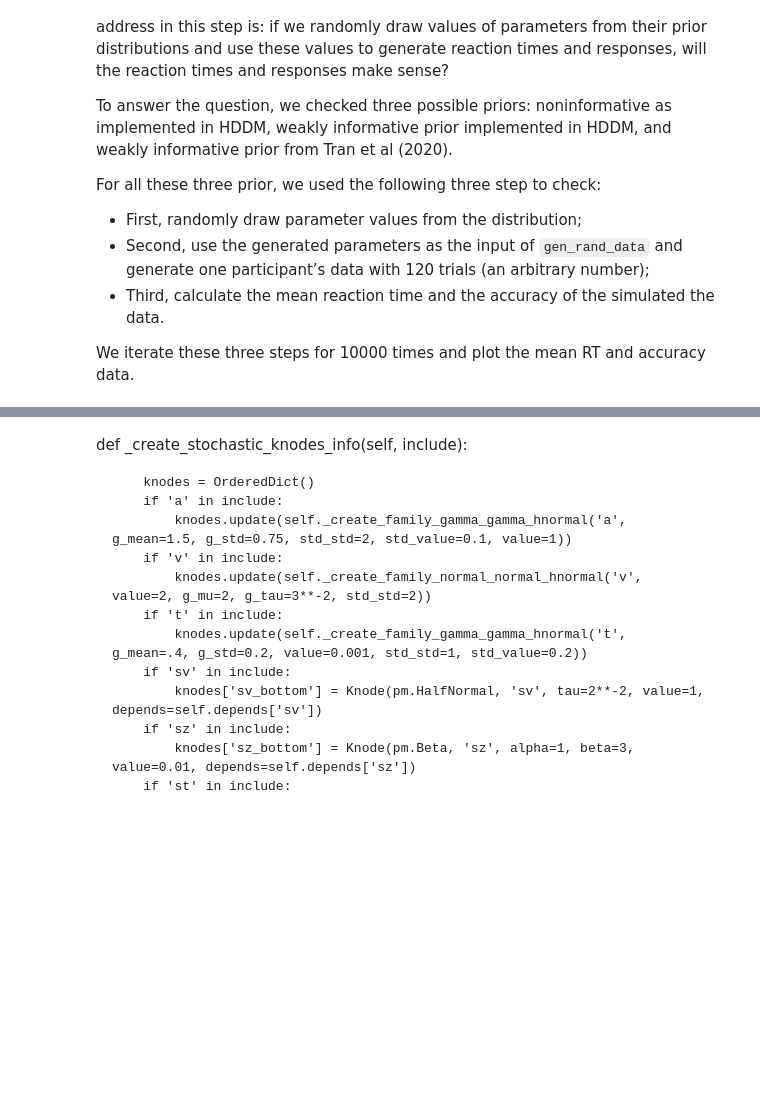
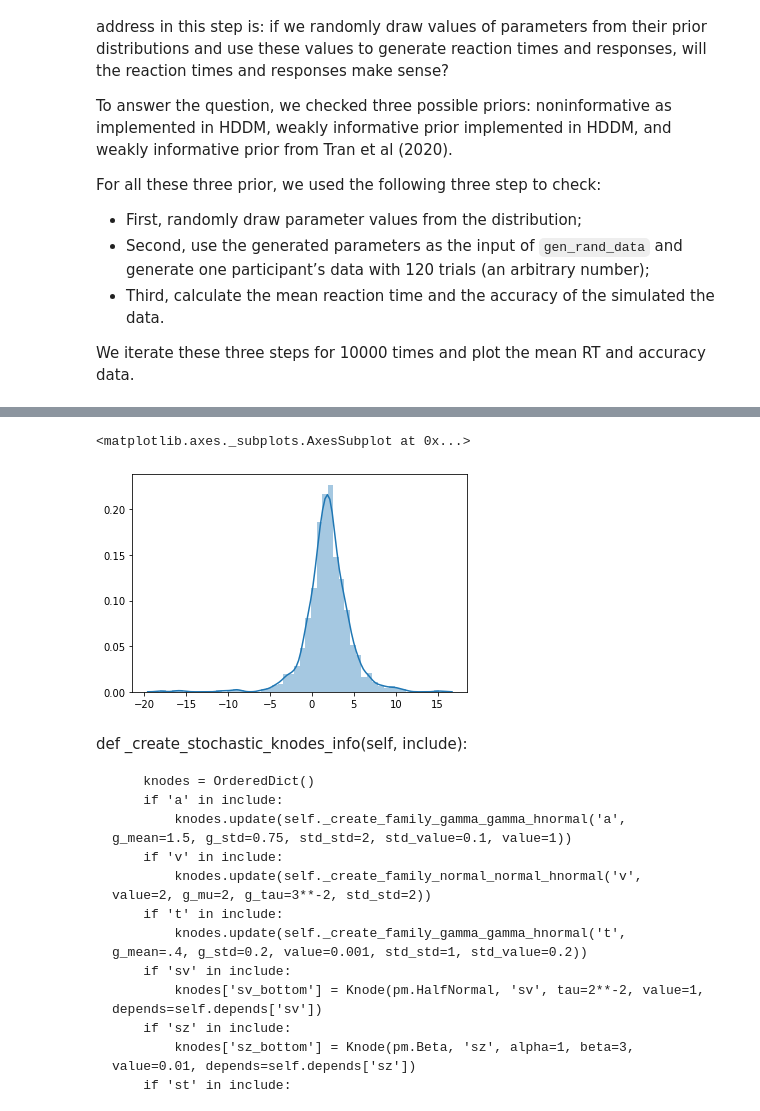
Before and after one commit to hcp4715/dockerHDDM_Guide, a Jupyter notebook: tutorial/Step_3_Prior_Check.ipynb, the cells around one changed output, grey strips where cells are left out. Cells and saved outputs as stored; diff of their text form; code cells hidden in the pictures; blank space fills up the shorter version.

```diff
--- a/tutorial/Step_3_Prior_Check.ipynb
+++ b/tutorial/Step_3_Prior_Check.ipynb
@@ -84,3 +213,9 @@ Possible new priors: Tran, N.-H., Maanen, L. van, Heathcote, A., & Matzke, D. (2
+# %%
+import seaborn as sns
+sns.distplot(data)
+# %% [output]
+<matplotlib.axes._subplots.AxesSubplot at 0x...>
+[figure, added]
 # %% [markdown]
 def _create_stochastic_knodes_info(self, include):
 
```
Also changed, not shown: parts of 6 cells of this notebook.
